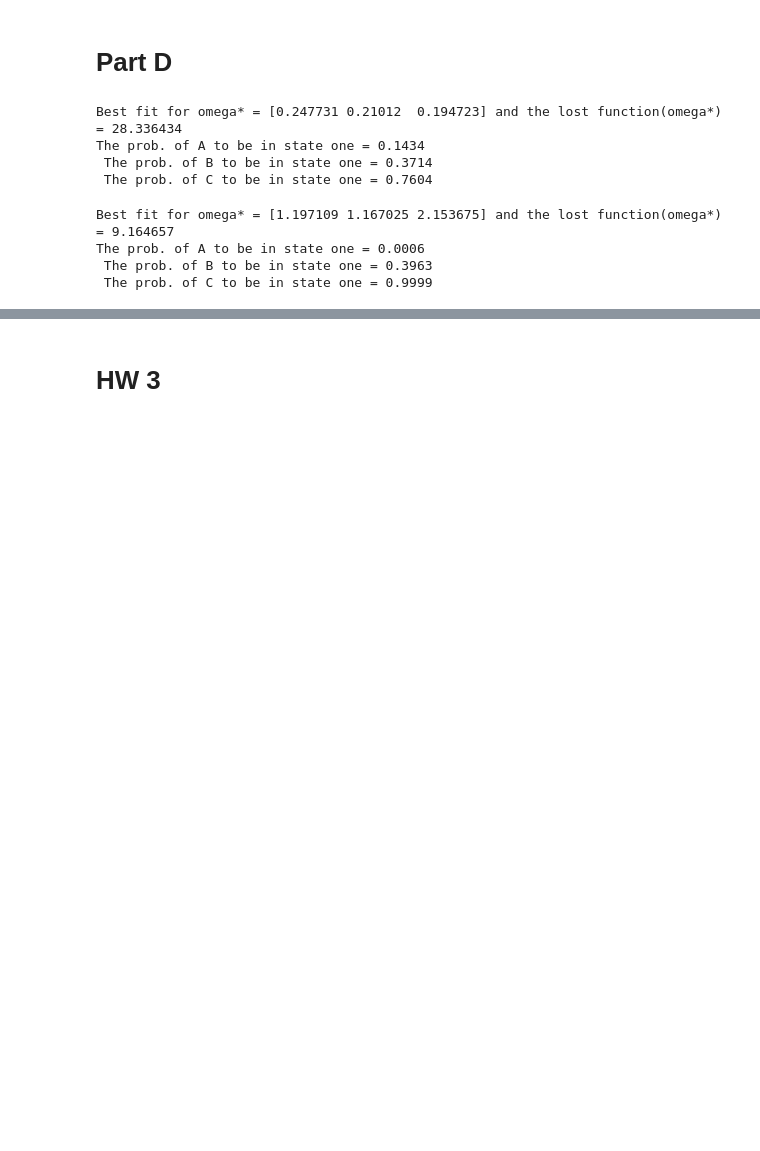
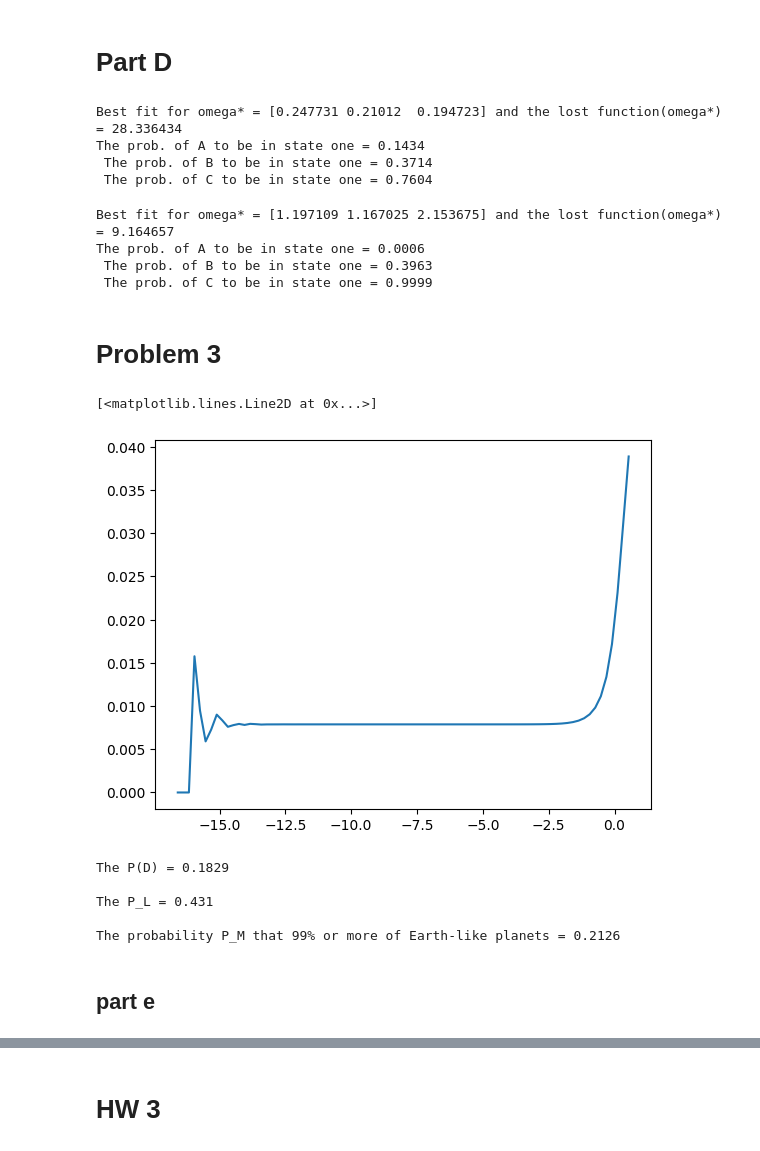
Before and after one commit to Amirsamandar/Statistical-Mech, a Jupyter notebook: HW1_3.ipynb, the cells around one changed output, grey strips where cells are left out. Drawn from its saved outputs; the diff is of its cells as text; code cells hidden in the pictures; blank space fills up the shorter version.

```diff
--- a/P2S01.ipynb
+++ b/HW1_3.ipynb
@@ -415,3 +415,60 @@ Best fit for omega* = [1.197109 1.167025 2.153675] and the lost function(omega*)
 The prob. of A to be in state one = 0.0006
  The prob. of B to be in state one = 0.3963
  The prob. of C to be in state one = 0.9999
+# %% [markdown]
+# Problem 3
+# %%
+import numpy as np
+import scipy.integrate as integ
+
+# Define the integrand function
+def integrand(x):
+    return (1 - np.exp(-10**x/2)) / (1 - np.exp(-3 * 10**x)) / (xmax - xmin)
+
+# Define the limits of integration
+
+xmin = -20 - np.log10(4)
+xmid = -20 - np.log10(4)
+xmax = np.log10(3/2 * np.log(10))
+first_int = (xmid-xmin) / (xmax-xmin) / 6
+
+jump = (xmax-xmin)/100
+x = np.zeros(101)
+
+for i in range(100 +1):
+    x[i] = xmin + i * jump
+
+plt.plot(x, integrand(x))
+# %% [output]
+[<matplotlib.lines.Line2D at 0x...>]
+[figure, added]
+# %%
+# Define the integrand function
+def integrand(x):
+    return (1 - np.exp(-10**x/2)) / (1 - np.exp(-3 * 10**x)) /(xmax-xmin)
+
+# Define the limits of integration
+
+xmin = -20 - np.log10(4)
+xmid = -10 - np.log10(4)
+xmax = np.log10(3/2 * np.log(10))
+first_int = (xmid-xmin) / (xmax-xmin) / 6
+
+prob = integ.fixed_quad(integrand, xmid, xmax)[0] + first_int
+P_D = prob
+
+
+print(f"The P(D) = {np.round(P_D, 4)}\n")
+
+print(f"The P_L = {np.round(first_int/P_D, 4)}\n")
+
+P_M = integrand(xmax)/P_D
+print(f"The probability P_M that 99% or more of Earth-like planets = {np.round(P_M, 4)}")
+# %% [output]
+The P(D) = 0.1829
+
+The P_L = 0.431
+
+The probability P_M that 99% or more of Earth-like planets = 0.2126
+# %% [markdown]
+## part e
```
Also changed, not shown: parts of 3 cells of this notebook.
